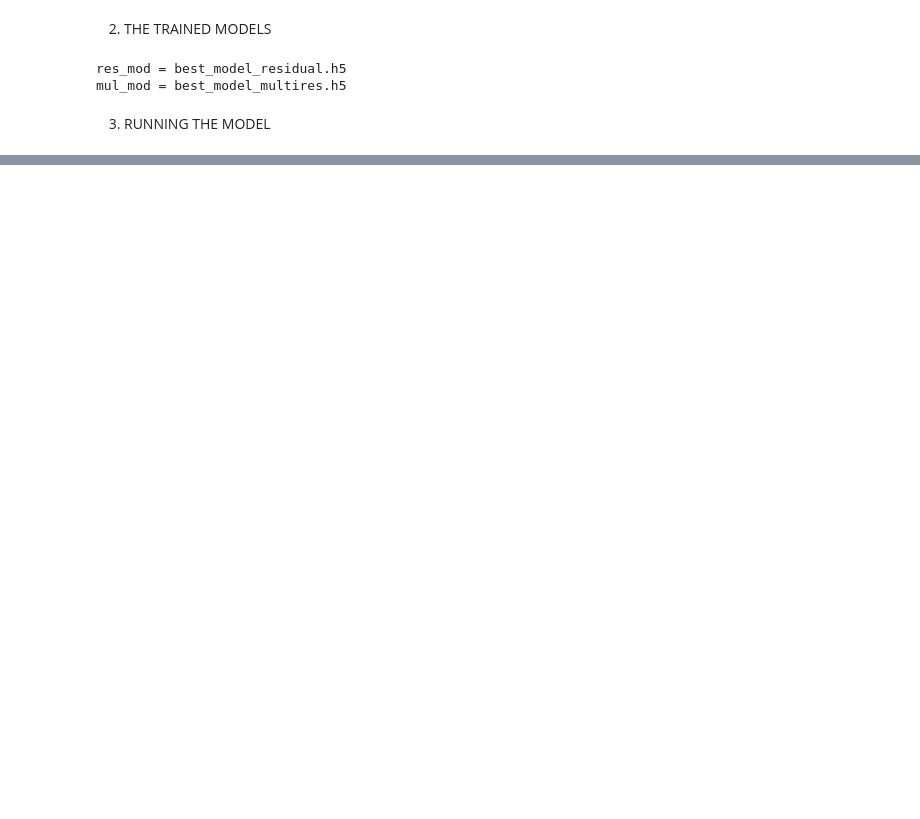
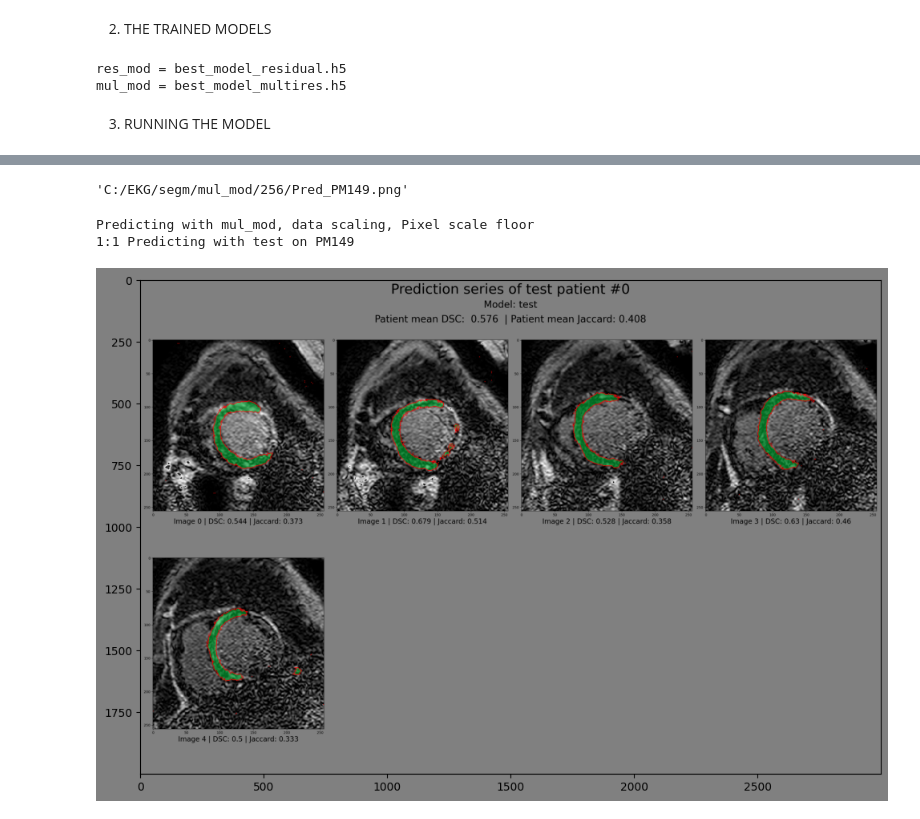
Before and after one commit to Biomedical-Data-Analysis-Laboratory/ELE690-2023_Myocardium_Segmentation, a Jupyter notebook: myosegm.ipynb, the cells around one changed output, grey strips where cells are left out. Cells and saved outputs as stored; diff of their text form; code cells hidden in the pictures; blank space fills up the shorter version.

```diff
--- a/myosegm.ipynb
+++ b/myosegm.ipynb
@@ -260,0 +420,3 @@ PMet['PM123']
+# %%
+Pt = [*data.keys()]
+print(Pt)
@@ -260,0 +528,15 @@ PMet['PM123']
+# %%
+resfiles = resfiles_gen([models[0]], mets, stud)
+df = pd.DataFrame([])
+for i, resfile in enumerate(resfiles[0:5]):
+    #print(f'{i} {resfile}')
+    with open(resfile, "rb") as fp:
+        PMet = pickle.load(fp)
+    if i == 0:
+        df_pix = df_perf_gen(PMet)
+    else:
+        df = df_perf_gen(PMet)
+        df_pix = df_pix.merge(df[['Pt', 'Jaccard']], how='left', left_on='Pt', right_on='Pt')
+        df_pix = df_pix.rename({'Jaccard_x': 'Jaccard', 'Jaccard_y': f'Jaccard_{mets[i][0]}'}, axis='columns')
+
+df_pix[['Pt', 'Pixel max', 'Jaccard', 'Jaccard_r', 'Jaccard_f', 'Jaccard_c', 'Jaccard_m']].sort_values(by=['Jaccard'])
@@ -260,0 +661,8 @@ PMet['PM123']
+# %%
+Pt = 'PM149'
+
+svdir = 'C:/EKG/segm'
+img = f"{svdir}/mul_mod/{metsd['8']}/Pred_{Pt}.png"
+fil
+# %% [output]
+'C:/EKG/segm/mul_mod/256/Pred_PM149.png'
@@ -260,0 +675,25 @@ PMet['PM123']
+# %%
+# Default settings for figures
+fsz = np.array([6,4])*2
+rcParams['figure.figsize'] = tuple(fsz) #(6, 4) # Default (6, 4)
+rcParams['figure.facecolor'] = 'gray'
+# %%
+def pred_pt(data, scl_met, mod='res_mod', thr=0.5):
+    Pt == [*data.keys()][0]
+    print(f'Predicting with {mod}, data scaling, {scl_met}')
+    model = {'res_mod': 'best_model_residual.h5', 'mul_mod': 'best_model_multires.h5'}
+    resfile = f'PMet_{mod}_{scl_met}_PM.p'
+    svdir = f'c:/EKG/segm/{mod}/{scl_met}_{thr*100:.0f}'
+    Path(svdir).mkdir(parents=True, exist_ok=True)
+    datan = data_scl(data, scl_met)
+    PMet = mte.pred_patient_set(model[mod], datan, 'test',  svdir, thr)
+    fil = f'{svdir}/Pred_{Pt}.png'
+    img = mpimg.imread(fil)
+    imgplot = plt.imshow(img)
+    return PMet
+Pt = 'PM149'
+PMet = pred_pt({Pt: data[Pt]}, scl_mets[2], 'mul_mod', 0.027)
+# %% [output]
+Predicting with mul_mod, data scaling, Pixel scale floor
+1:1 Predicting with test on PM149
+[figure, added]
```
Also changed, not shown: parts of 32 cells of this notebook, 4 other files.
